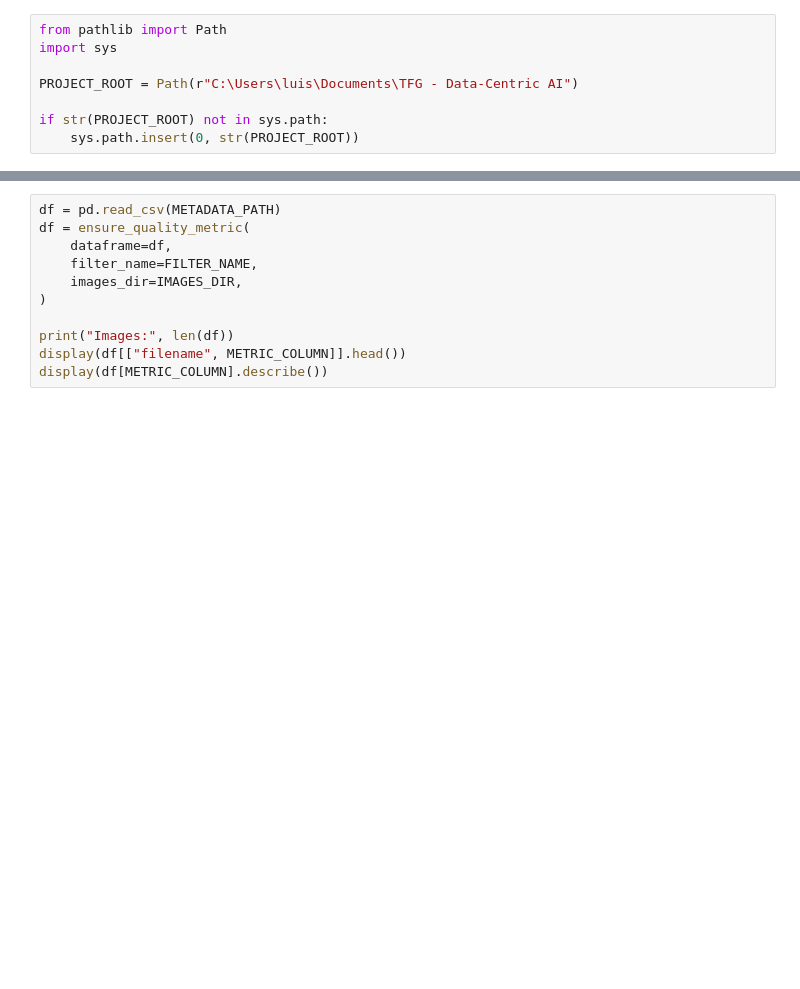
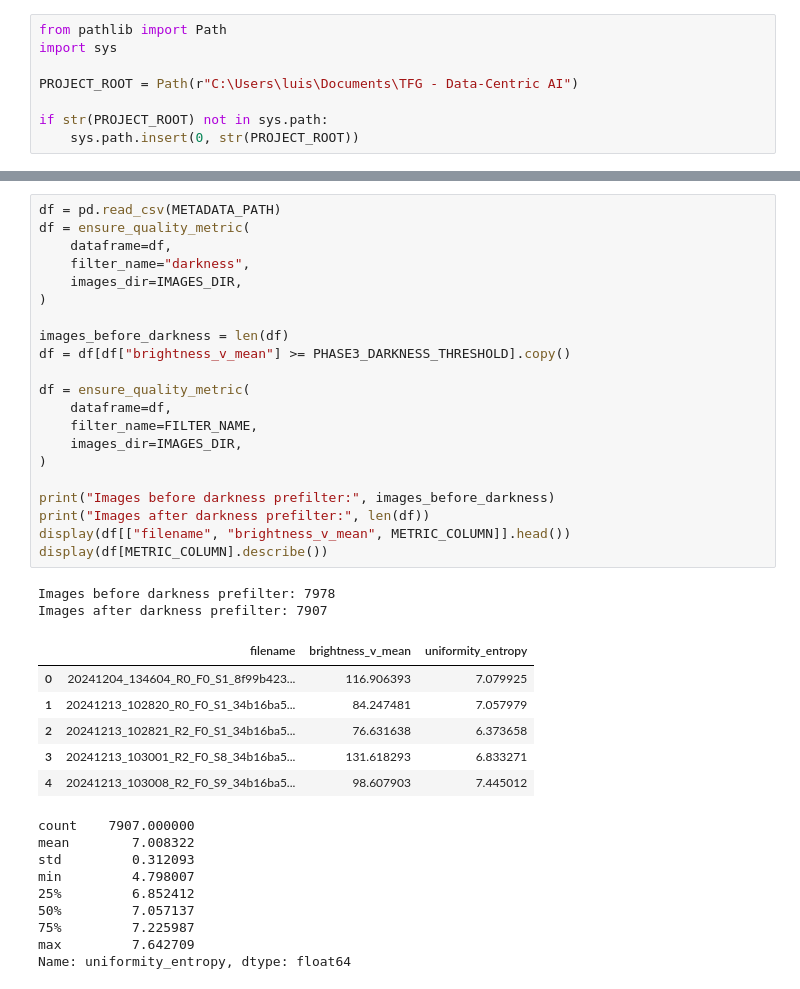
Before and after one commit to luismz14/TFG-DataCentric-AI, a Jupyter notebook: utils/thresholds/uniformity_threshold_selection.ipynb, the cells around one changed output, grey strips where cells are left out. Drawn from its saved outputs; the diff is of its cells as text; blank space fills up the shorter version.

Commit message:
thresholds fixed empiricaly

```diff
--- a/utils/thresholds/uniformity_threshold_selection.ipynb
+++ b/utils/thresholds/uniformity_threshold_selection.ipynb
@@ -43,14 +51,42 @@ print("THRESHOLD_CANDIDATES:", THRESHOLD_CANDIDATES)
 # %%
 df = pd.read_csv(METADATA_PATH)
+df = ensure_quality_metric(
+    dataframe=df,
+    filter_name="darkness",
+    images_dir=IMAGES_DIR,
+)
+
+images_before_darkness = len(df)
+df = df[df["brightness_v_mean"] >= PHASE3_DARKNESS_THRESHOLD].copy()
+
 df = ensure_quality_metric(
     dataframe=df,
     filter_name=FILTER_NAME,
     images_dir=IMAGES_DIR,
 )
 
-print("Images:", len(df))
-display(df[["filename", METRIC_COLUMN]].head())
+print("Images before darkness prefilter:", images_before_darkness)
+print("Images after darkness prefilter:", len(df))
+display(df[["filename", "brightness_v_mean", METRIC_COLUMN]].head())
 display(df[METRIC_COLUMN].describe())
+# %% [output]
+Images before darkness prefilter: 7978
+Images after darkness prefilter: 7907
+|  | filename | brightness_v_mean | uniformity_entropy |
+| 0 | 20241204_134604_R0_F0_S1_8f99b423... | 116.906393 | 7.079925 |
+| 1 | 20241213_102820_R0_F0_S1_34b16ba5... | 84.247481 | 7.057979 |
+| 2 | 20241213_102821_R2_F0_S1_34b16ba5... | 76.631638 | 6.373658 |
+| 3 | 20241213_103001_R2_F0_S8_34b16ba5... | 131.618293 | 6.833271 |
+| 4 | 20241213_103008_R2_F0_S9_34b16ba5... | 98.607903 | 7.445012 |
+count    7907.000000
+mean        7.008322
+std         0.312093
+min         4.798007
+25%         6.852412
+50%         7.057137
+75%         7.225987
+max         7.642709
+Name: uniformity_entropy, dtype: float64
 # %%
 review_df = sample_images_for_quality_threshold_review(
     dataframe=df,
```
Also changed, not shown: parts of 5 cells of this notebook, 7 other files.
